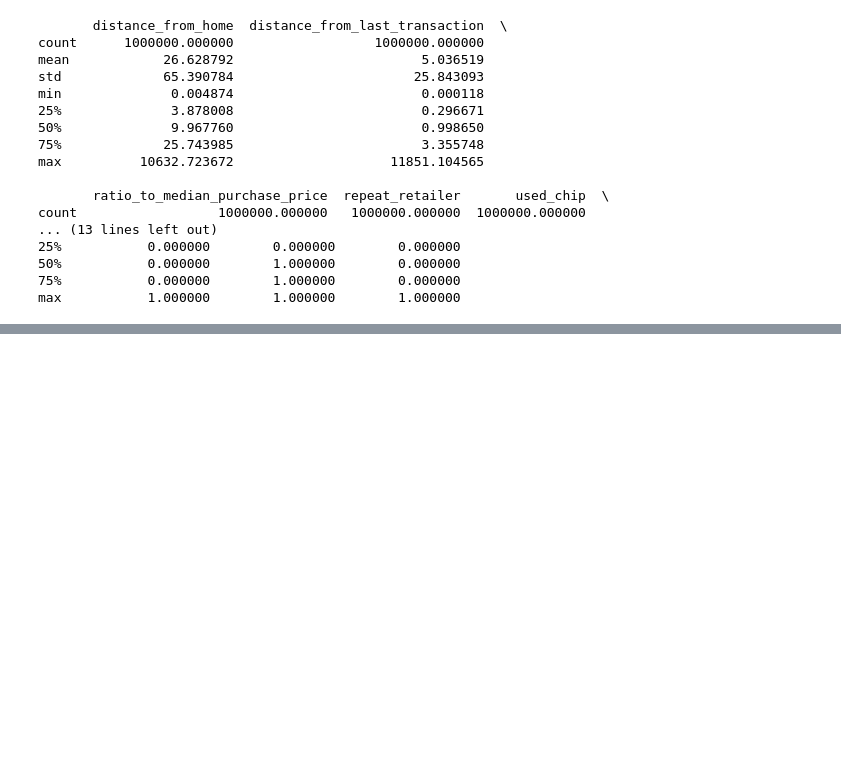
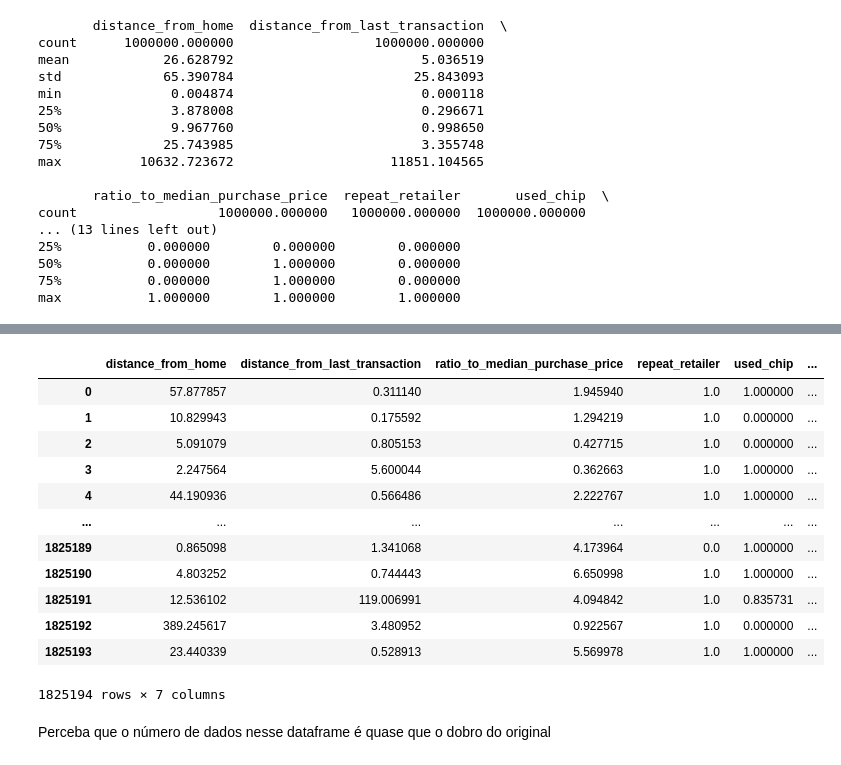
Before and after one commit to emanuelcatao/CreditCardFraud, a Jupyter notebook: CreditCard_Fraud.ipynb, the cells around one changed output, grey strips where cells are left out. Cells and saved outputs as stored; diff of their text form; code cells hidden in the pictures; blank space fills up the shorter version.

```diff
--- a/CreditCard_Fraud.ipynb
+++ b/CreditCard_Fraud.ipynb
@@ -73,0 +118,31 @@ max           1.000000        1.000000        1.000000
+# %%
+from imblearn.over_sampling import SMOTE
+
+smote_sampler = SMOTE(random_state=39)
+
+# Cria exemplos sintéticos e equilibra as classes
+X_resampled, y_resampled = smote_sampler.fit_resample(X, y)
+
+# Novo dataframe com os dados reamostrados
+resampled_df = pd.DataFrame(X_resampled, columns=["distance_from_home", "distance_from_last_transaction",
+                   "ratio_to_median_purchase_price", "repeat_retailer", "used_chip",
+                   "used_pin_number", "online_order"])
+
+# Exibir o DataFrame
+resampled_df
+# %% [output]
+|  | distance_from_home | distance_from_last_transaction | ratio_to_median_purchase_price | repeat_retailer | used_chip | ... |
+| 0 | 57.877857 | 0.311140 | 1.945940 | 1.0 | 1.000000 | ... |
+| 1 | 10.829943 | 0.175592 | 1.294219 | 1.0 | 0.000000 | ... |
+| 2 | 5.091079 | 0.805153 | 0.427715 | 1.0 | 0.000000 | ... |
+| 3 | 2.247564 | 5.600044 | 0.362663 | 1.0 | 1.000000 | ... |
+| 4 | 44.190936 | 0.566486 | 2.222767 | 1.0 | 1.000000 | ... |
+| ... | ... | ... | ... | ... | ... | ... |
+| 1825189 | 0.865098 | 1.341068 | 4.173964 | 0.0 | 1.000000 | ... |
+| 1825190 | 4.803252 | 0.744443 | 6.650998 | 1.0 | 1.000000 | ... |
+| 1825191 | 12.536102 | 119.006991 | 4.094842 | 1.0 | 0.835731 | ... |
+| 1825192 | 389.245617 | 3.480952 | 0.922567 | 1.0 | 0.000000 | ... |
+| 1825193 | 23.440339 | 0.528913 | 5.569978 | 1.0 | 1.000000 | ... |
+1825194 rows × 7 columns
+# %% [markdown]
+Perceba que o número de dados nesse dataframe é quase que o dobro do original
```
Also changed, not shown: parts of 40 cells of this notebook.
